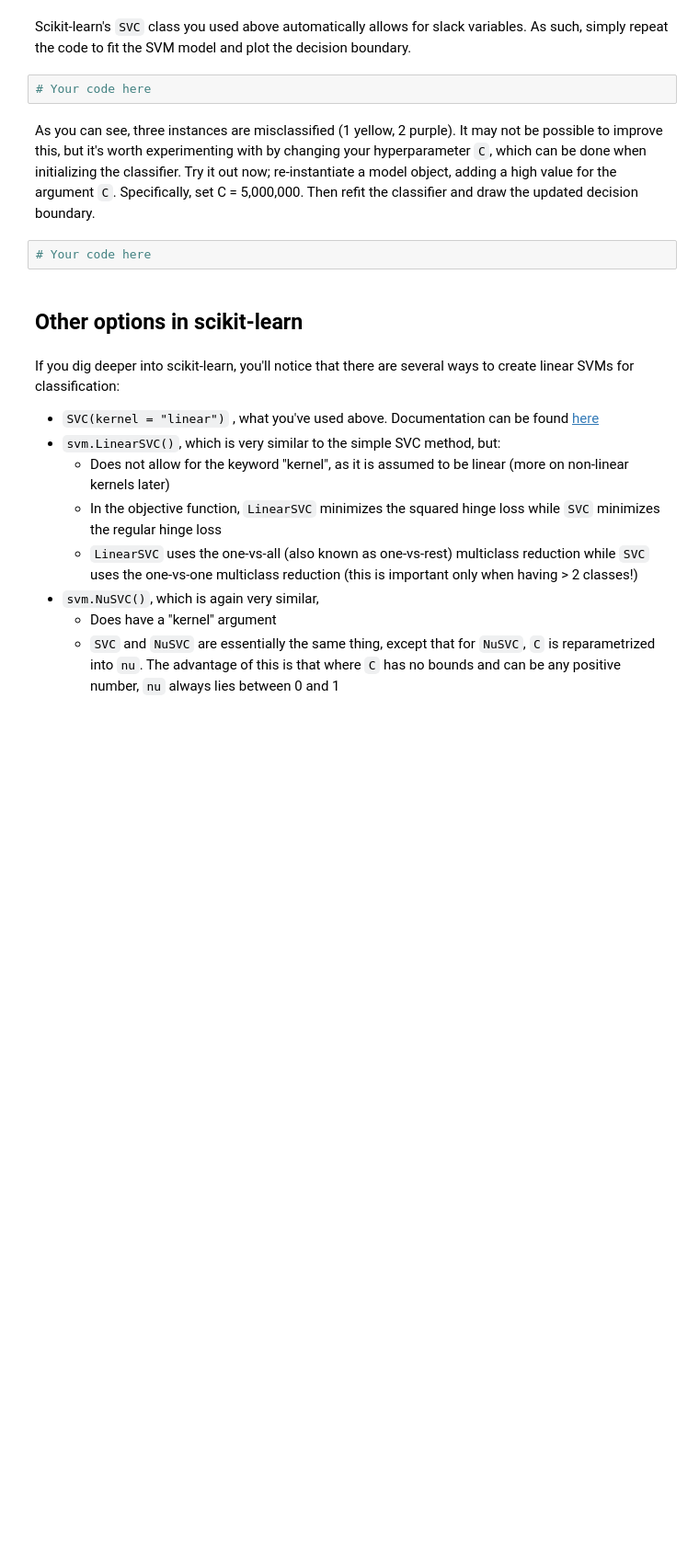
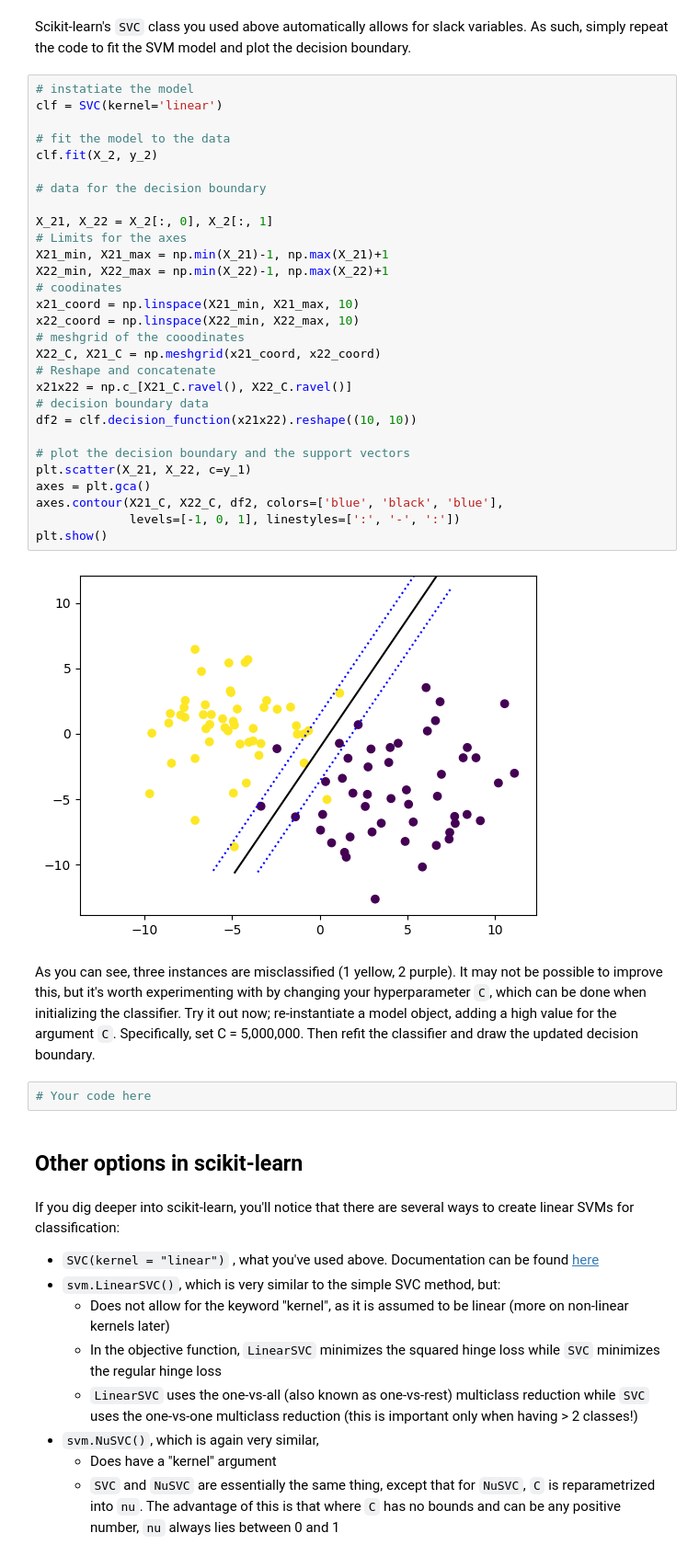
Before and after one commit to Philipmwasi/DSC-Gen-Labs, a Jupyter notebook: dsc-building-an-svm-using-scikit-learn-lab-master/index.ipynb, the cells around one changed output. Shown at 92% size. Saved outputs shown, nothing was run; the diff lists cells and outputs as text; blank space fills up the shorter version.

```diff
--- a/dsc-building-an-svm-using-scikit-learn-lab-master/index.ipynb
+++ b/dsc-building-an-svm-using-scikit-learn-lab-master/index.ipynb
@@ -155,7 +167,36 @@ plt.scatter(X_2[:, 0], X_2[:, 1], c=y_2, s=25);
 # %% [markdown]
 Scikit-learn's `SVC` class you used above automatically allows for slack variables. As such, simply repeat the code to fit the SVM model and plot the decision boundary.
-# %%
-# Your code here
+# %%
+# instatiate the model
+clf = SVC(kernel='linear')
+
+# fit the model to the data
+clf.fit(X_2, y_2)
+
+# data for the decision boundary
+
+X_21, X_22 = X_2[:, 0], X_2[:, 1]
+# Limits for the axes
+X21_min, X21_max = np.min(X_21)-1, np.max(X_21)+1
+X22_min, X22_max = np.min(X_22)-1, np.max(X_22)+1
+# coodinates
+x21_coord = np.linspace(X21_min, X21_max, 10)
+x22_coord = np.linspace(X22_min, X22_max, 10)
+# meshgrid of the cooodinates
+X22_C, X21_C = np.meshgrid(x21_coord, x22_coord)
+# Reshape and concatenate
+x21x22 = np.c_[X21_C.ravel(), X22_C.ravel()]
+# decision boundary data
+df2 = clf.decision_function(x21x22).reshape((10, 10))
+
+# plot the decision boundary and the support vectors
+plt.scatter(X_21, X_22, c=y_1)
+axes = plt.gca()
+axes.contour(X21_C, X22_C, df2, colors=['blue', 'black', 'blue'],
+             levels=[-1, 0, 1], linestyles=[':', '-', ':'])
+plt.show()
+# %% [output]
+[figure, added]
 # %% [markdown]
 As you can see, three instances are misclassified (1 yellow, 2 purple). It may not be possible to improve this, but it's worth experimenting with by changing your hyperparameter `C`, which can be done when initializing the classifier. Try it out now; re-instantiate a model object, adding a high value for the argument `C`. Specifically, set C = 5,000,000. Then refit the classifier and draw the updated decision boundary.
 # %%
```
Also changed, not shown: parts of 15 cells of this notebook.
